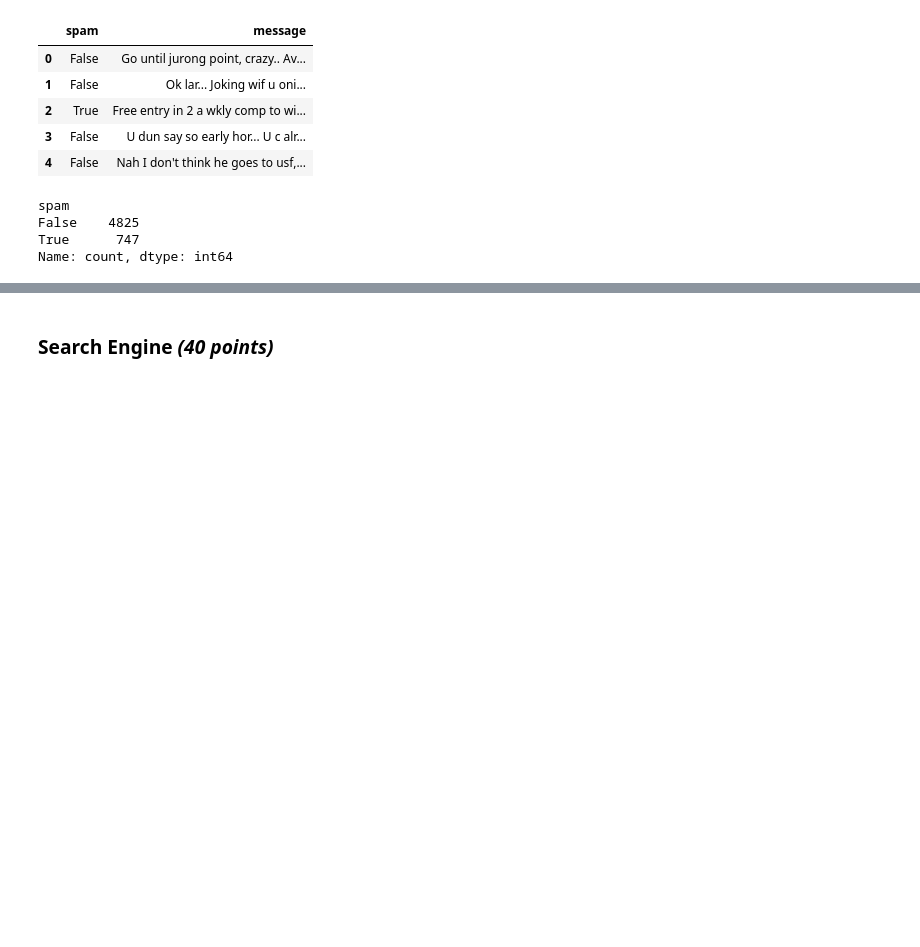
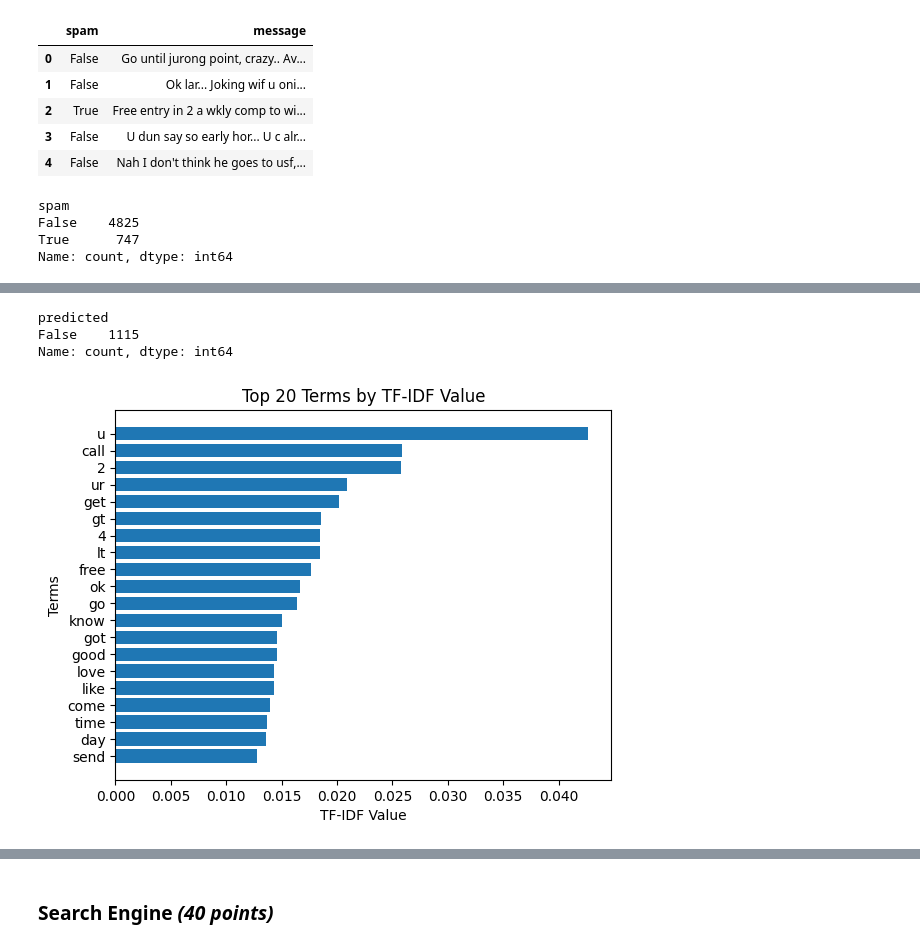
Before and after one commit to jdai01/CAI_NatL, a Jupyter notebook: Assignment 2/Assignment_2.ipynb, the cells around one changed output, grey strips where cells are left out. Drawn from its saved outputs; the diff is of its cells as text; code cells hidden in the pictures; blank space fills up the shorter version.

```diff
--- a/Assignment 2/Assignment_2.ipynb
+++ b/Assignment 2/Assignment_2.ipynb
@@ -94,6 +104,0 @@ def count_tokens(tokens):
-# %%
-def preprocess(corpus):
-    stop_words = stopwords.words('english')
-
-    words = tokenize(corpus)
-    words = [word for word in words if word not in stop_words] # remove stop words
@@ -133,8 +105,5 @@ spamC
-# %%
-
-
-def tf_idf(documents):
-    ## Complete the function
-    pass
-
-## You can use sklearn or other python libraries for naive bayes classifier, evaluation metric, etc.  ##
+# %%
+class OrderedCounter(Counter, OrderedDict):
+    '''To create an ordered counter'''
+
+    pass
@@ -140,0 +258,28 @@ def tf_idf(documents):
+# %%
+model = NavieBayesClassifier()
+model.train(train_df)
+model.test(test_df)
+
+model.prediction_df["predicted"].value_counts()
+# %% [output]
+predicted
+False    1115
+Name: count, dtype: int64
+# %%
+# Get the sorted terms and their TF-IDF values
+sorted_terms = sorted(model.words_counter.keys(), key=lambda word: model.tf_idf(word), reverse=True)
+
+# Get the top N terms to plot (adjust N as needed)
+top_n = 20
+top_terms = sorted_terms[:top_n]
+top_tfidf = [model.tf_idf(word) for word in top_terms]
+
+# Create the plot
+plt.barh(top_terms, top_tfidf)
+plt.xlabel('TF-IDF Value')
+plt.ylabel('Terms')
+plt.title('Top 20 Terms by TF-IDF Value (Train Data)')
+plt.gca().invert_yaxis()  # Invert y-axis to display the highest values at the top
+plt.show()
+# %% [output]
+[figure, added]
```
Also changed, not shown: parts of 10 cells of this notebook, 4 other files.
